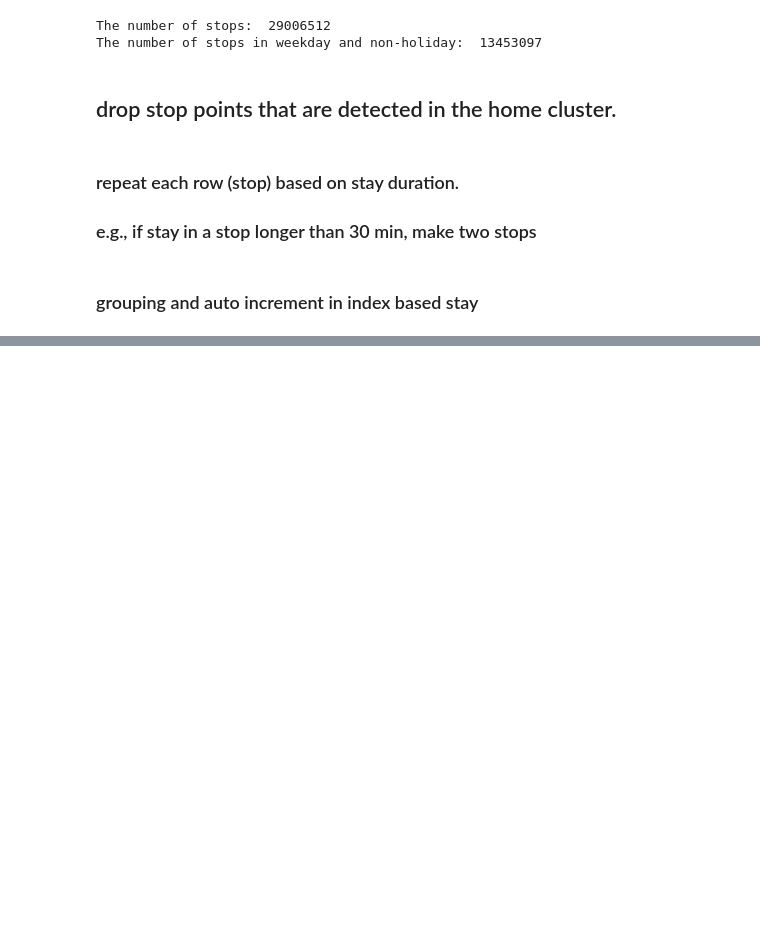
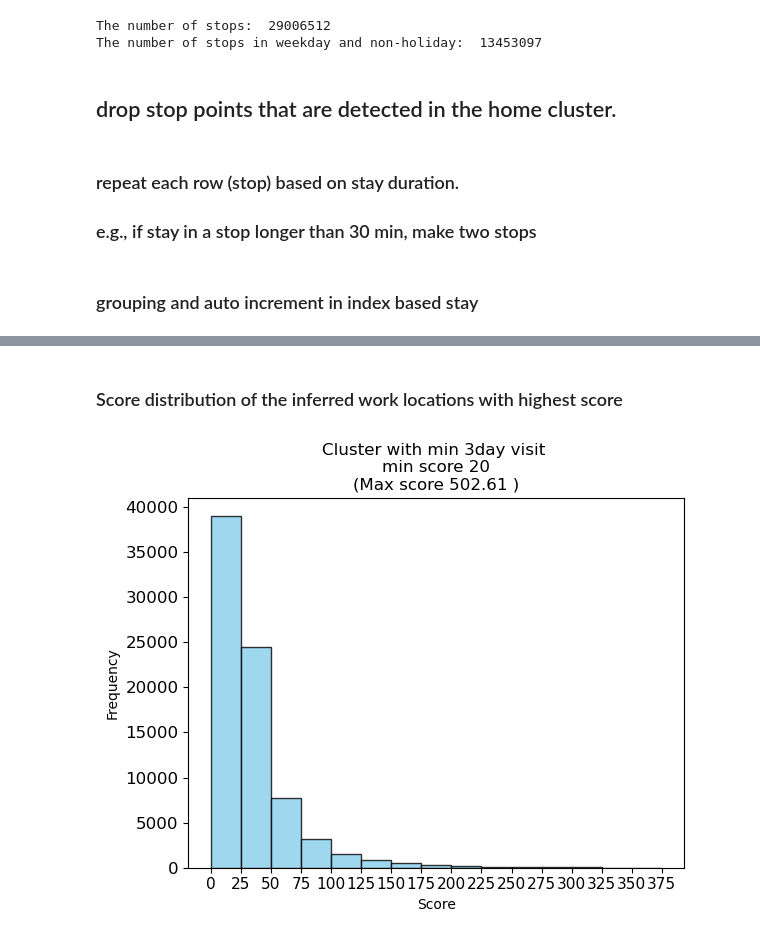
Before and after one commit to tozlucaglar/MAD4AG, a Jupyter notebook: src/4-Work-School-location-estimation.ipynb, the cells around one changed output, grey strips where cells are left out. Cells and saved outputs as stored; diff of their text form; code cells hidden in the pictures; blank space fills up the shorter version.

```diff
--- a/src/4-Work-School-location-estimation.ipynb
+++ b/src/4-Work-School-location-estimation.ipynb
@@ -66,0 +133,18 @@ aaa = df_stop.head(1000)
+# %%
+# add building types to each cluster by proximity
+
+
+df_w = pd.merge(df_w, df[['uid','cluster','ANDAMAL_1', 'distance' ]].drop_duplicates(), on=['uid','cluster'], how='left')
+#df_h['ANDAMAL_1'].value_counts(normalize=True)
+building_metadata = pd.read_csv(f'./dbs/building_purpose_codes.csv', encoding='ISO-8859-1', sep=';')
+
+df_w = pd.merge(df_w, building_metadata[['Code', 'Purpose of building']], left_on='ANDAMAL_1', right_on='Code', how='left')
+
+df_w.drop(columns=['Code'], inplace=True)
+# %%
+#If the distance to the nearest building is more than 200m, assign 0 to the building type.
+
+
+df_w.ANDAMAL_1 = np.where(df_w['distance'] >= 0.1 , 0, df_w.ANDAMAL_1)
+
+df_w['Purpose of building'][df_w['ANDAMAL_1'] == 0] = 'no_building'
@@ -66,0 +156,8 @@ aaa = df_stop.head(1000)
+# %%
+df_w['work_potential']=0
+
+df_w['work_potential'][(df_w['Purpose of building'] =='Industrial')  |(df_w['Purpose of building'] =='Agricultural')]=1
+
+df_w['work_potential'][(df_w.ANDAMAL_1.isin([301,302,304,305,306,307,308,310,310,311,312,313,314,315,317,318,319,321,322,324]))]=1
+
+df_w['work_potential'][df_w.score>min_score]=1
@@ -66,0 +166,22 @@ aaa = df_stop.head(1000)
+# %% [markdown]
+### Score distribution of the inferred work locations with highest score
+# %%
+df_w_1 = df_w[df_w['work_potential']==1].groupby('uid').head(1)
+plt.hist(df_w_1['score'][df_w_1['score'] <= 400], bins=range(0, 400, 25), color='skyblue', edgecolor='black', alpha=0.8)
+
+# Adding labels and title
+plt.xlabel('Score')
+plt.ylabel('Frequency')
+plt.title('Cluster with min ' + str(min_day_visit) + 'day visit \n' +'min score '+ str(min_score)+ "\n(Max score %.2f )" % (max(df_w_1['score'])))
+
+x_labels = range(0, 400, 25)  # Generate labels from 1 to 24
+x_ticks = range(0, 400, 25)  # Position the labels every other data point
+#plt.ylim(0, 1.1)
+plt.xticks(x_ticks, x_labels, fontsize=11)
+plt.yticks(fontsize=12)
+plt.savefig('figures/work_score_min_visit_' + str(min_day_visit) +'_min_score '+ str(min_score)+ '.png', dpi=300, bbox_inches="tight")
+
+# Display the plot
+plt.show()
+# %% [output]
+[figure, added]
```
Also changed, not shown: parts of 20 cells of this notebook, 1 other file.
